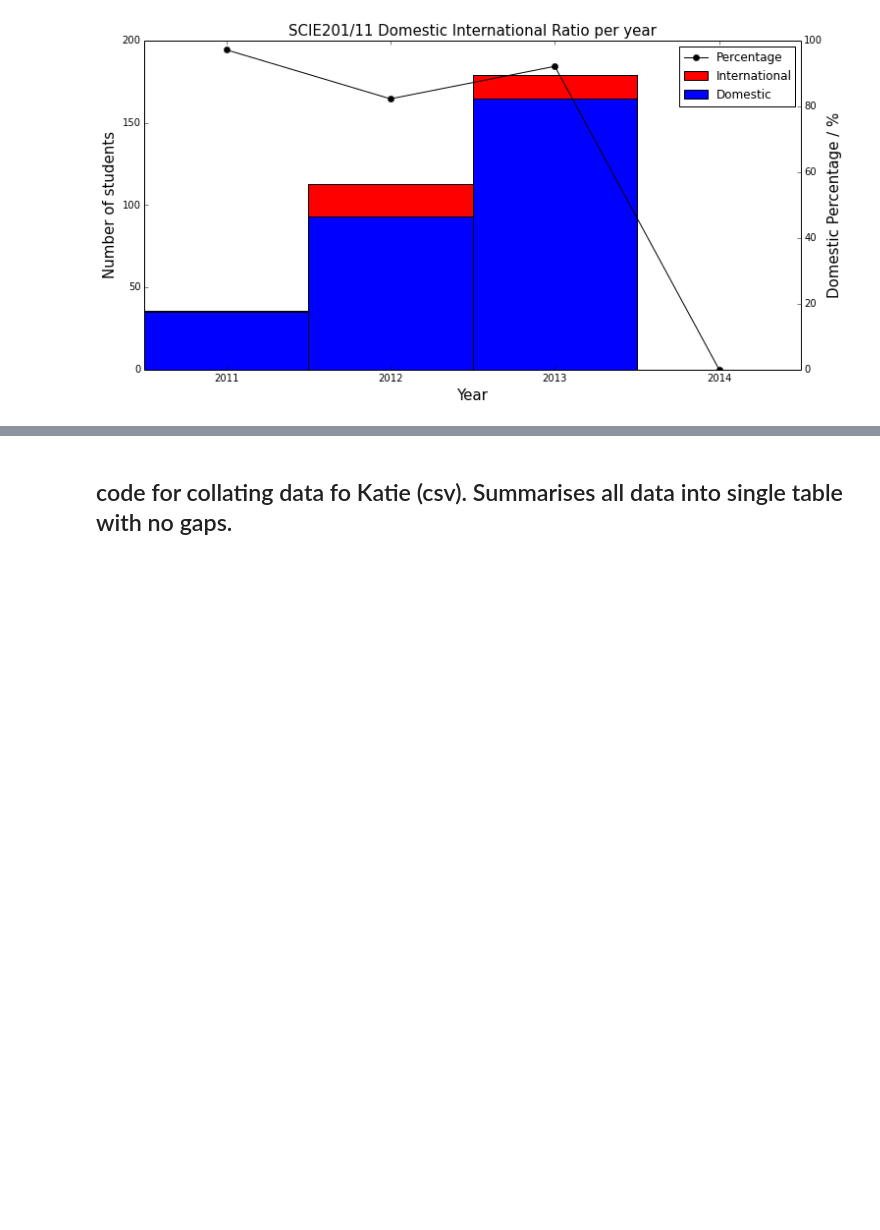
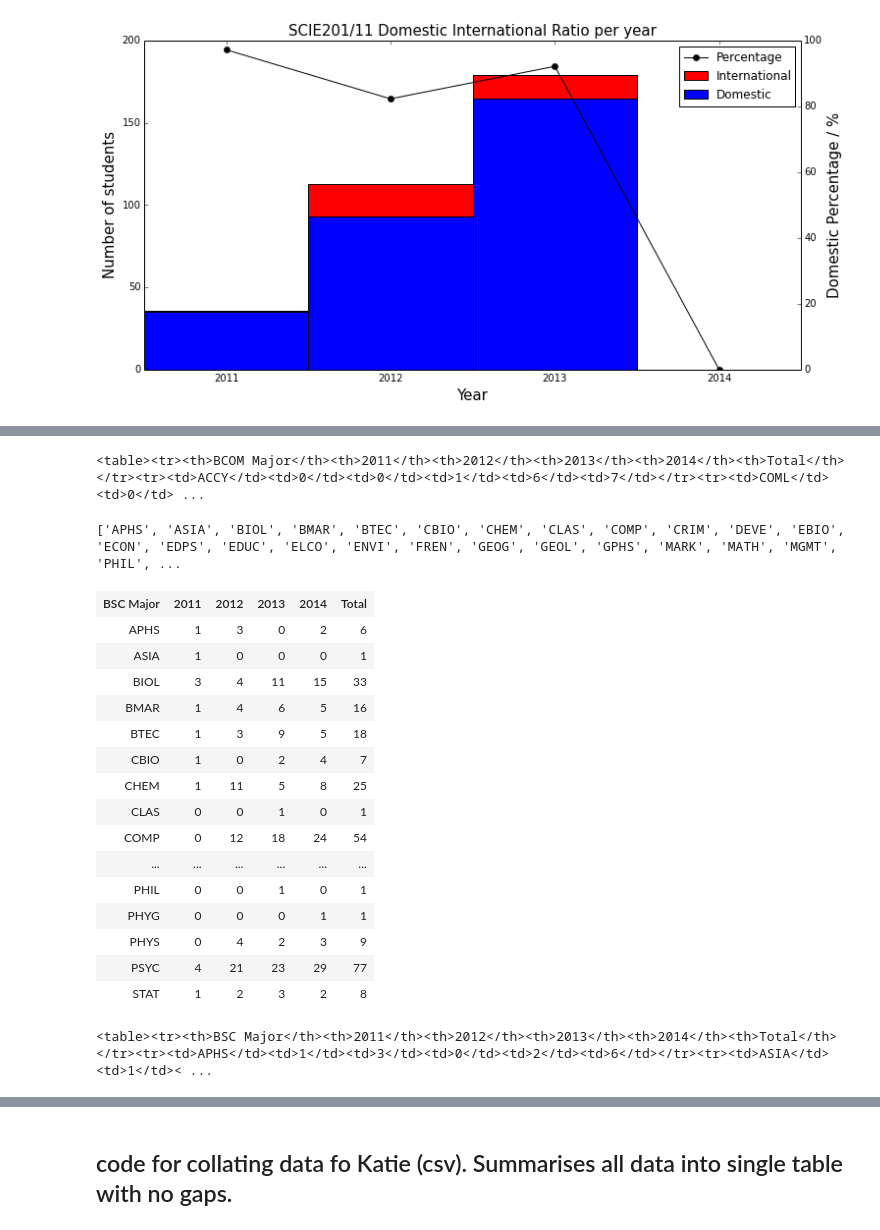
Before and after one commit to kaiwhata/Grade_analysis, a Jupyter notebook: SCIE211_grade_tools.ipynb, the cells around one changed output, grey strips where cells are left out. Drawn from its saved outputs; the diff is of its cells as text; code cells hidden in the pictures; blank space fills up the shorter version.

```diff
--- a/SCIE211_grade_tools.ipynb
+++ b/SCIE211_grade_tools.ipynb
@@ -915,0 +1111,31 @@ ax.set_xlim(0,4)
+# %%
+def deg_major_table(degree):
+    BA_majors = []
+    majors = []
+    for paper in [SCIE201_2011, SCIE201_2012, SCIE211_2013, SCIE211_2014]:
+        for row in paper:
+            if row[18].strip() == degree:
+                if not row[19] in majors:
+                    majors.append(row[19])
+                BA_majors.append([row[0][:-2],row[18],row[19],row[15]])
+
+    majors = sorted(majors)
+
+    print majors
+
+    BA_table_data=[]
+
+    for major in majors:
+        row = [major]
+        for yr in ['2011', '2012', '2013', '2014']:
+            k = 0
+            for line in BA_majors:
+                if line[0] == yr:
+                    if line[2] == major:
+                        k+=1
+            row.append(k)
+        row.append(sum(row[1:]))
+        BA_table_data.append(row)
+
+    B = make_html_table([degree+' Major', '2011','2012','2013','2014', 'Total'], BA_table_data)
+    return B
@@ -915,0 +1198,29 @@ ax.set_xlim(0,4)
+# %%
+print BCOM
+# %% [output]
+<table><tr><th>BCOM Major</th><th>2011</th><th>2012</th><th>2013</th><th>2014</th><th>Total</th></tr><tr><td>ACCY</td><td>0</td><td>0</td><td>1</td><td>6</td><td>7</td></tr><tr><td>COML</td><td>0</td> ...
+# %%
+BSC = deg_major_table('BSC')
+HTML(BSC)
+# %% [output]
+['APHS', 'ASIA', 'BIOL', 'BMAR', 'BTEC', 'CBIO', 'CHEM', 'CLAS', 'COMP', 'CRIM', 'DEVE', 'EBIO', 'ECON', 'EDPS', 'EDUC', 'ELCO', 'ENVI', 'FREN', 'GEOG', 'GEOL', 'GPHS', 'MARK', 'MATH', 'MGMT', 'PHIL', ...
+| BSC Major | 2011 | 2012 | 2013 | 2014 | Total |
+| APHS | 1 | 3 | 0 | 2 | 6 |
+| ASIA | 1 | 0 | 0 | 0 | 1 |
+| BIOL | 3 | 4 | 11 | 15 | 33 |
+| BMAR | 1 | 4 | 6 | 5 | 16 |
+| BTEC | 1 | 3 | 9 | 5 | 18 |
+| CBIO | 1 | 0 | 2 | 4 | 7 |
+| CHEM | 1 | 11 | 5 | 8 | 25 |
+| CLAS | 0 | 0 | 1 | 0 | 1 |
+| COMP | 0 | 12 | 18 | 24 | 54 |
+| ... | ... | ... | ... | ... | ... |
+| PHIL | 0 | 0 | 1 | 0 | 1 |
+| PHYG | 0 | 0 | 0 | 1 | 1 |
+| PHYS | 0 | 4 | 2 | 3 | 9 |
+| PSYC | 4 | 21 | 23 | 29 | 77 |
+| STAT | 1 | 2 | 3 | 2 | 8 |
+# %%
+print BSC
+# %% [output]
+<table><tr><th>BSC Major</th><th>2011</th><th>2012</th><th>2013</th><th>2014</th><th>Total</th></tr><tr><td>APHS</td><td>1</td><td>3</td><td>0</td><td>2</td><td>6</td></tr><tr><td>ASIA</td><td>1</td>< ...
```
Also changed, not shown: parts of 29 cells of this notebook.
